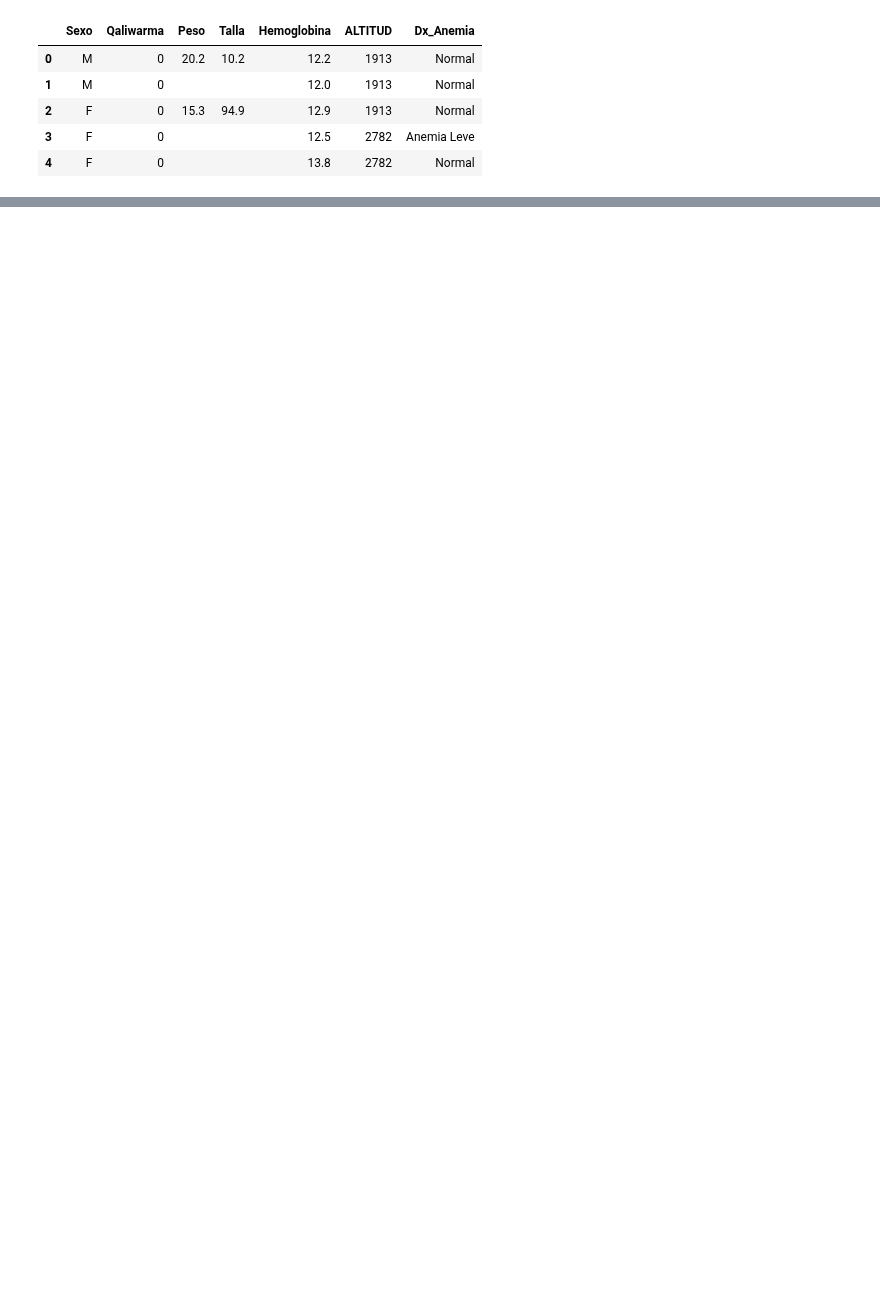
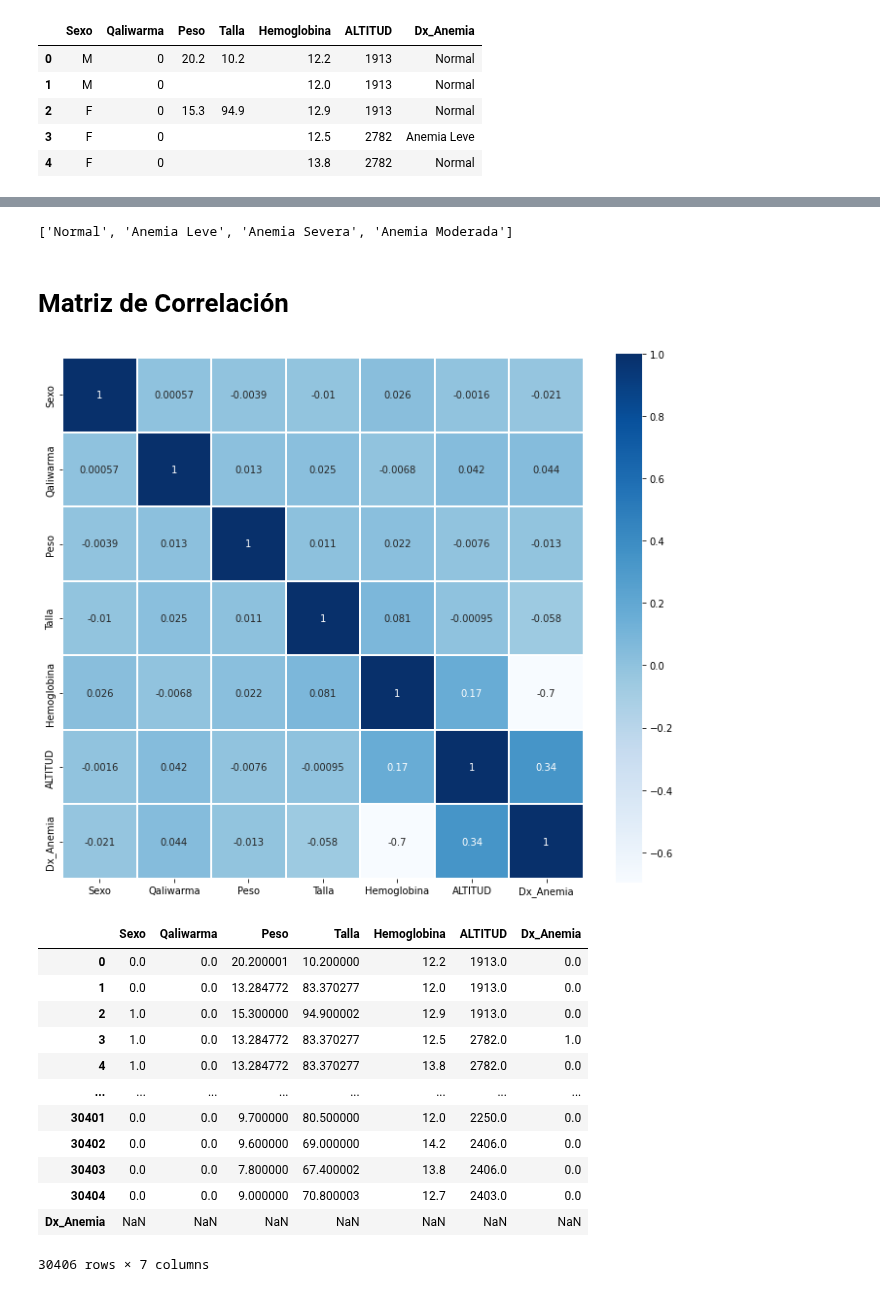
Before and after one commit to LuisSante/Text-segmentation-using-Agglomerative-Clustering, a Jupyter notebook: Anemia/IA_final.ipynb, the cells around one changed output, grey strips where cells are left out. Saved outputs shown, nothing was run; the diff lists cells and outputs as text; code cells hidden in the pictures; blank space fills up the shorter version.

```diff
--- a/Anemia/IA_final.ipynb
+++ b/Anemia/IA_final.ipynb
@@ -52,0 +53,45 @@ Name: Sexo, dtype: object
+# %%
+a = data['Dx_Anemia']
+dx = []
+for i in a:
+  dx.append(i)
+dx = list(set(dx))
+
+dx
+# %% [output]
+['Normal', 'Anemia Leve', 'Anemia Severa', 'Anemia Moderada']
+# %%
+data['Peso'] = data['Peso'].replace(' ', 'nan').astype('float32')
+data['Talla'] = data['Talla'].replace(' ', 'nan').astype('float32')
+data['Peso'] = data['Peso'].fillna(data['Peso'].mean())
+data['Talla'] = data['Talla'].fillna(data['Talla'].mean())
+
+data['Dx_Anemia'] = data['Dx_Anemia'].map({'Normal': 0, 'Anemia Leve': 1, 'Anemia Moderada': 2, 'Anemia Severa': 3, np.nan: data['Dx_Anemia'].mode()})
+# %%
+for c in data:
+  data[c] = data[c].fillna(data[c].mean())
+# %% [markdown]
+# Matriz de Correlación
+# %%
+matriz = data.copy()
+matriz.loc['Dx_Anemia'] = matriz['Dx_Anemia'].map({0: 0, 1:0, 2:1, 3:1})
+plt.figure(figsize=(12, 10))
+corr = matriz.corr()
+sns.heatmap(corr, linewidths=0.1,vmax=1.0, square=True, cmap="Blues", linecolor='white', annot=True)
+plt.show()
+matriz
+# %% [output]
+[figure, added]
+|  | Sexo | Qaliwarma | Peso | Talla | Hemoglobina | ALTITUD | Dx_Anemia |
+| 0 | 0.0 | 0.0 | 20.200001 | 10.200000 | 12.2 | 1913.0 | 0.0 |
+| 1 | 0.0 | 0.0 | 13.284772 | 83.370277 | 12.0 | 1913.0 | 0.0 |
+| 2 | 1.0 | 0.0 | 15.300000 | 94.900002 | 12.9 | 1913.0 | 0.0 |
+| 3 | 1.0 | 0.0 | 13.284772 | 83.370277 | 12.5 | 2782.0 | 1.0 |
+| 4 | 1.0 | 0.0 | 13.284772 | 83.370277 | 13.8 | 2782.0 | 0.0 |
+| ... | ... | ... | ... | ... | ... | ... | ... |
+| 30401 | 0.0 | 0.0 | 9.700000 | 80.500000 | 12.0 | 2250.0 | 0.0 |
+| 30402 | 0.0 | 0.0 | 9.600000 | 69.000000 | 14.2 | 2406.0 | 0.0 |
+| 30403 | 0.0 | 0.0 | 7.800000 | 67.400002 | 13.8 | 2406.0 | 0.0 |
+| 30404 | 0.0 | 0.0 | 9.000000 | 70.800003 | 12.7 | 2403.0 | 0.0 |
+| Dx_Anemia | NaN | NaN | NaN | NaN | NaN | NaN | NaN |
+30406 rows × 7 columns
```
Also changed, not shown: parts of 11 cells of this notebook.
